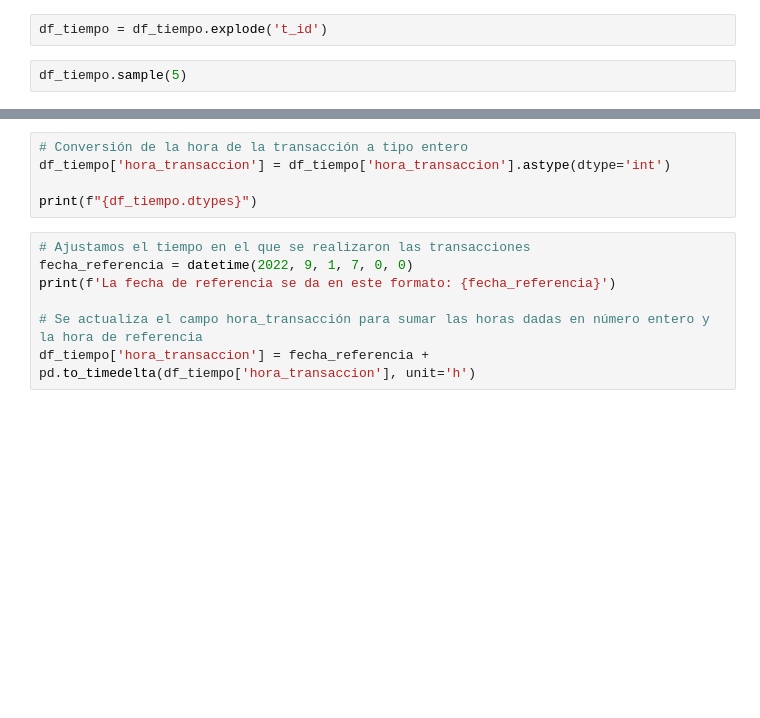
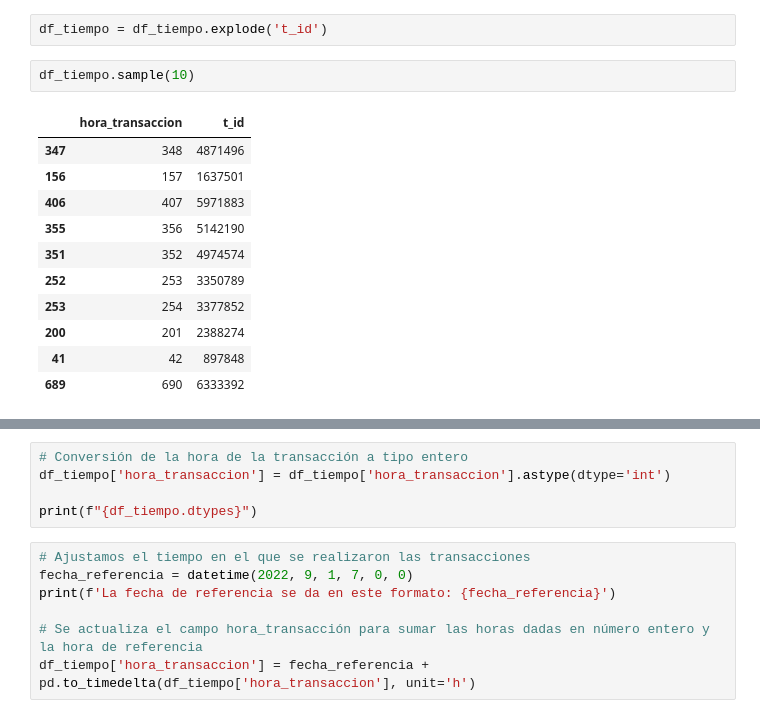
Before and after one commit to GermanNunez-code/Proyecto_Pontia, a Jupyter notebook: 01 - Carga de archivos.ipynb, the cells around one changed output, grey strips where cells are left out. Saved outputs shown, nothing was run; the diff lists cells and outputs as text; blank space fills up the shorter version.

```diff
--- a/01 - Carga de archivos.ipynb
+++ b/01 - Carga de archivos.ipynb
@@ -392,6 +403,18 @@ df_tiempo.sample(5)
 # %%
 df_tiempo = df_tiempo.explode('t_id')
 # %%
-df_tiempo.sample(5)
+df_tiempo.sample(10)
+# %% [output]
+|  | hora_transaccion | t_id |
+| 347 | 348 | 4871496 |
+| 156 | 157 | 1637501 |
+| 406 | 407 | 5971883 |
+| 355 | 356 | 5142190 |
+| 351 | 352 | 4974574 |
+| 252 | 253 | 3350789 |
+| 253 | 254 | 3377852 |
+| 200 | 201 | 2388274 |
+| 41 | 42 | 897848 |
+| 689 | 690 | 6333392 |
 # %%
 print(f'Este archivo contiene {df_tiempo.shape[0]} filas y {df_tiempo.shape[1]} columnas.')
```
Also changed, not shown: parts of 20 cells of this notebook, 4 other files.
